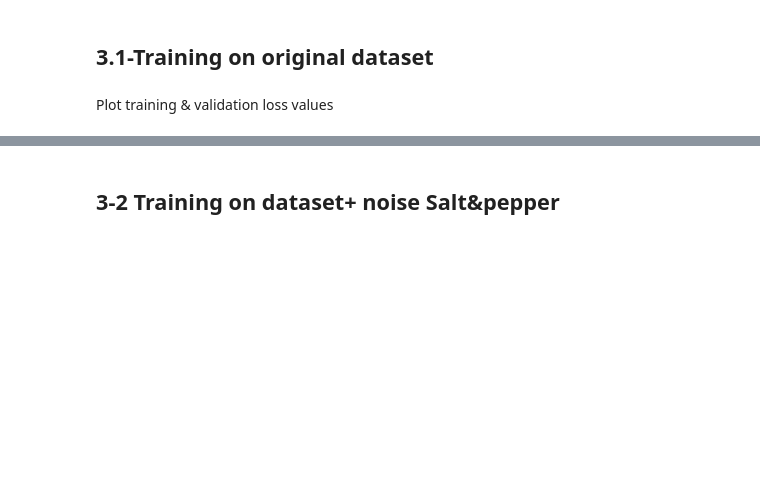
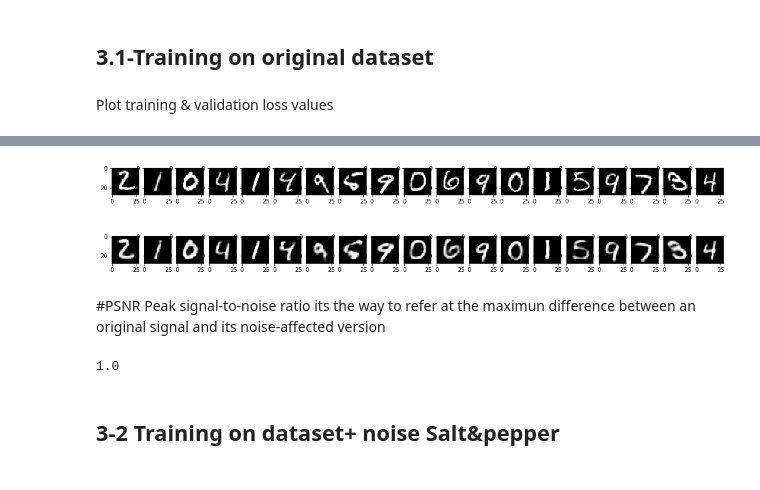
Before and after one commit to ecsquare/Deep-Compression-with-autoencoder, a Jupyter notebook: Compression_with_autoencoder.ipynb, the cells around one changed output, grey strips where cells are left out. Drawn from its saved outputs; the diff is of its cells as text; code cells hidden in the pictures; blank space fills up the shorter version.

```diff
--- a/Compression_with_autoencoder.ipynb
+++ b/Compression_with_autoencoder.ipynb
@@ -81,0 +90,20 @@ plt.show()
+# %%
+decoded_imgs = autoencoder.predict(X_test)
+n = 20
+plt.figure(figsize=(20, 4))
+for i in range(1,n):
+    # display original
+    ax = plt.subplot(2, n, i)
+    plt.imshow(X_test[i].reshape(28, 28), cmap=plt.get_cmap('gray'), vmin=0, vmax=1)
+
+
+    # display reconstruction
+    ax = plt.subplot(2, n, i + n)
+    plt.imshow(decoded_imgs[i].reshape(28, 28), cmap=plt.get_cmap('gray'), vmin=0, vmax=1)
+
+plt.show()
+# %% [output]
+[figure, added]
+# %% [markdown]
+#PSNR
+Peak signal-to-noise ratio its the way to refer at the maximun difference between an original signal and its noise-affected version
@@ -82,3 +123,10 @@ plt.show()
+# %%
+from skimage.metrics import structural_similarity as ssim
+img1=X_test[0]
+image=X_test[0]
+ssim_noise=ssim(img1,image, data=img1.max()-image.min())
+# %% [output]
+1.0
 # %% [markdown]
 <h2> 3-2 Training on dataset+ noise Salt&pepper <h2>
 # %% [markdown]
```
Also changed, not shown: parts of 7 cells of this notebook.
